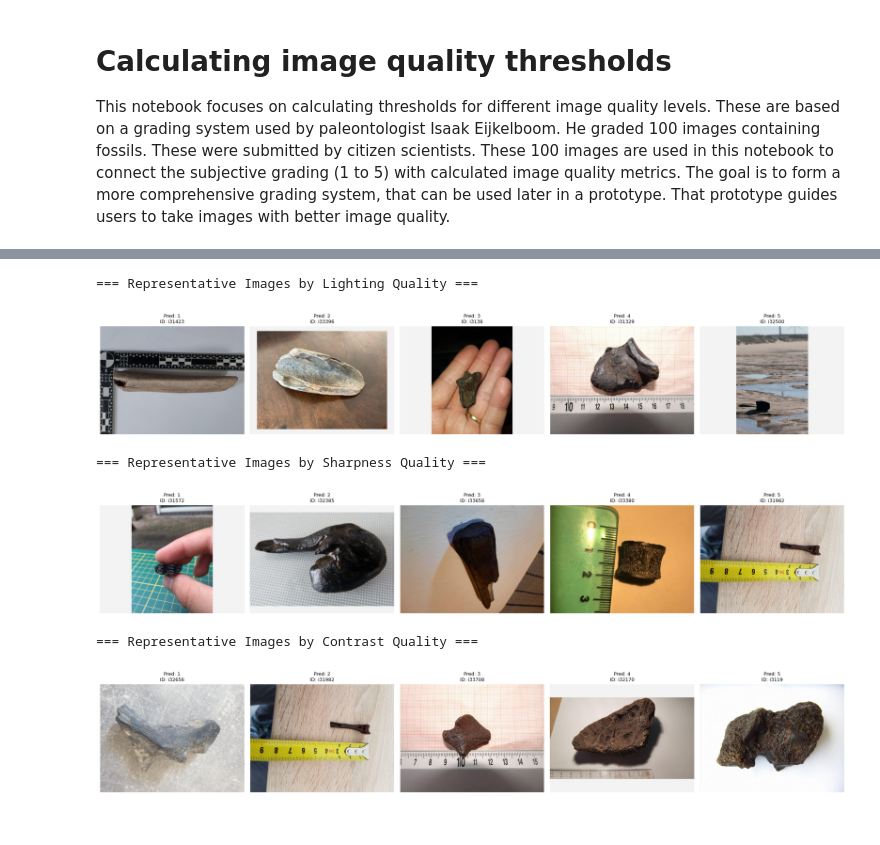
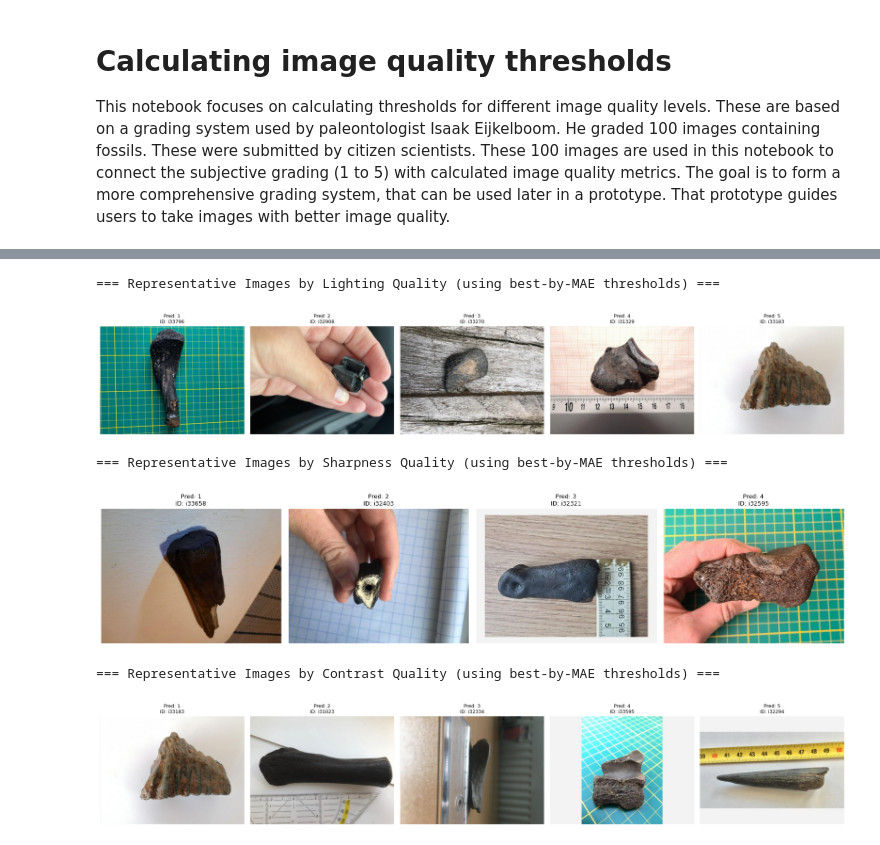
Before and after one commit to MeganSpielberg/fossil-ai-feedback, a Jupyter notebook: image_quality_assessment/iqa_thresholds.ipynb, the cells around one changed output, grey strips where cells are left out. Saved outputs shown, nothing was run; the diff lists cells and outputs as text; code cells hidden in the pictures.

Commit message:
Updated threshold calculation

```diff
--- a/image_quality_assessment/iqa_thresholds.ipynb
+++ b/image_quality_assessment/iqa_thresholds.ipynb
@@ -68,6 +110,4 @@ def scale_metric(image):
 # %%
-# Compute metrics for all images
-
 metrics = []
 
 for _, row in df.iterrows():
@@ -77,9 +117,8 @@ for _, row in df.iterrows():
         continue
 
     light_mean, light_std = lighting_metric(img)
-    sharp = sharpness_metric(img)
+    sharp = calculate_fft_sharpness(img)
     contrast = contrast_metric(img)
-    scale = scale_metric(img)
 
     metrics.append({
         'image_id': image_id,
@@ -87,12 +126,10 @@ for _, row in df.iterrows():
         'lighting_std': light_std,
         'sharpness_metric': sharp,
         'contrast_metric': contrast,
-        'scale_metric': scale
     })
 
 metrics_df = pd.DataFrame(metrics)
 
-# ==== 5. Merge expert ratings with computed metrics ====
 merged = pd.merge(df, metrics_df, on='image_id', how='inner')
 print("Merged shape:", merged.shape)
 print("Loaded:", merged.shape, "rows")
@@ -363,7 +145,0 @@ weighted avg       0.58      0.22      0.29        94
-# %%
-# Save thresholds
-import json
-with open('image_quality_thresholds.json', 'w') as f:
-    json.dump(results, f, indent=2)
-
-print("\nSaved threshold results to image_quality_thresholds.json")
@@ -444,68 +688,32 @@ Loaded thresholds from image_quality_thresholds.json
 # %%
-
-# Show representative examples per quality category
+# Show representative examples per quality category using best-by-MAE predictions
 representatives = {}
 for metric in ["lighting_mean", "sharpness_metric", "contrast_metric"]:
     reps = []
-    pred_col = f"{metric}_pred"
+    pred_col = f"{metric}_pred_best"  # Changed from _pred to _pred_best to match MAE predictions
     for q in range(1, 6):
         subset = df.loc[df[pred_col] == q]
         if subset.empty:
             continue
         median_val = subset[metric].median()
         # find index of row closest to median
         idx_closest = (subset[metric] - median_val).abs().idxmin()
         closest = subset.loc[idx_closest].copy()
         reps.append(closest)
     representatives[metric] = reps
 
-# === Visualize representatives (robust display handling) ===
-def show_representatives(metric):
-    rows = representatives.get(metric, [])
-    if not rows:
-        print(f"No data for {metric}")
-        return
-
-    n = len(rows)
-    fig, axes = plt.subplots(1, max(1, n), figsize=(4 * max(1, n), 4), squeeze=False)
-    axes = axes.flatten()
-
-    for i, row in enumerate(rows):
-        image_id = str(row['image_id']).strip()
-        img = load_image(image_id)   # notebook's loader
-        if img is None:
-            axes[i].set_title(f"Missing\n{image_id}", fontsize=9)
-            axes[i].axis('off')
-            continue
-
-        # handle different channel numbers and convert BGR->RGB
-        if img.ndim == 2:
-            img_rgb = cv2.cvtColor(img, cv2.COLOR_GRAY2RGB)
-        elif img.shape[2] == 4:
-            img_rgb = cv2.cvtColor(img, cv2.COLOR_BGRA2RGB)
-        else:
-            img_rgb = cv2.cvtColor(img, cv2.COLOR_BGR2RGB)
-
-        axes[i].imshow(img_rgb)
-        pred_label = int(row.get(f"{metric}_pred")) if not pd.isna(row.get(f"{metric}_pred")) else None
-        axes[i].set_title(f"Pred: {pred_label}\nID: {image_id}", fontsize=9)
-        axes[i].axis('off')
-
-    plt.tight_layout()
-    plt.show()
-
-# Display for each metric
-print("=== Representative Images by Lighting Quality ===")
-show_representatives("lighting_mean")
-print("=== Representative Images by Sharpness Quality ===")
-show_representatives("sharpness_metric")
-print("=== Representative Images by Contrast Quality ===")
-show_representatives("contrast_metric")
+# Display for each metric with method name
+print("=== Representative Images by Lighting Quality (using best-by-MAE thresholds) ===")
+show_representatives("lighting_mean", representatives)
+print("=== Representative Images by Sharpness Quality (using best-by-MAE thresholds) ===")
+show_representatives("sharpness_metric", representatives)
+print("=== Representative Images by Contrast Quality (using best-by-MAE thresholds) ===")
+show_representatives("contrast_metric", representatives)
 # %% [output]
-=== Representative Images by Lighting Quality ===
+=== Representative Images by Lighting Quality (using best-by-MAE thresholds) ===
-[figure, old version]
+[figure, new version]
-=== Representative Images by Sharpness Quality ===
+=== Representative Images by Sharpness Quality (using best-by-MAE thresholds) ===
-[figure, old version]
+[figure, new version]
-=== Representative Images by Contrast Quality ===
+=== Representative Images by Contrast Quality (using best-by-MAE thresholds) ===
-[figure, old version]
+[figure, new version]
 # %% [markdown]
```
Also changed, not shown: parts of 23 cells of this notebook, 3 other files.
